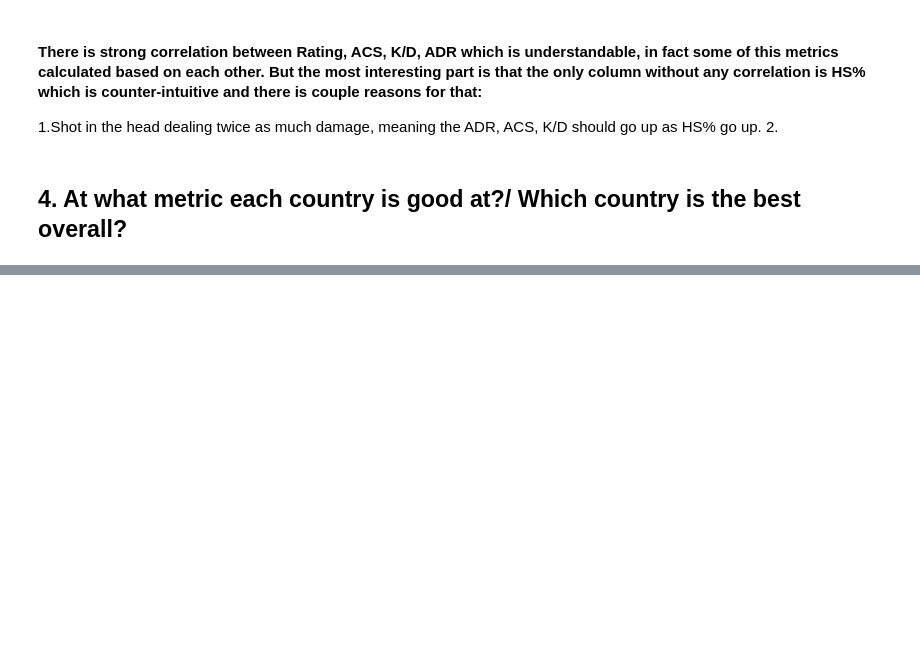
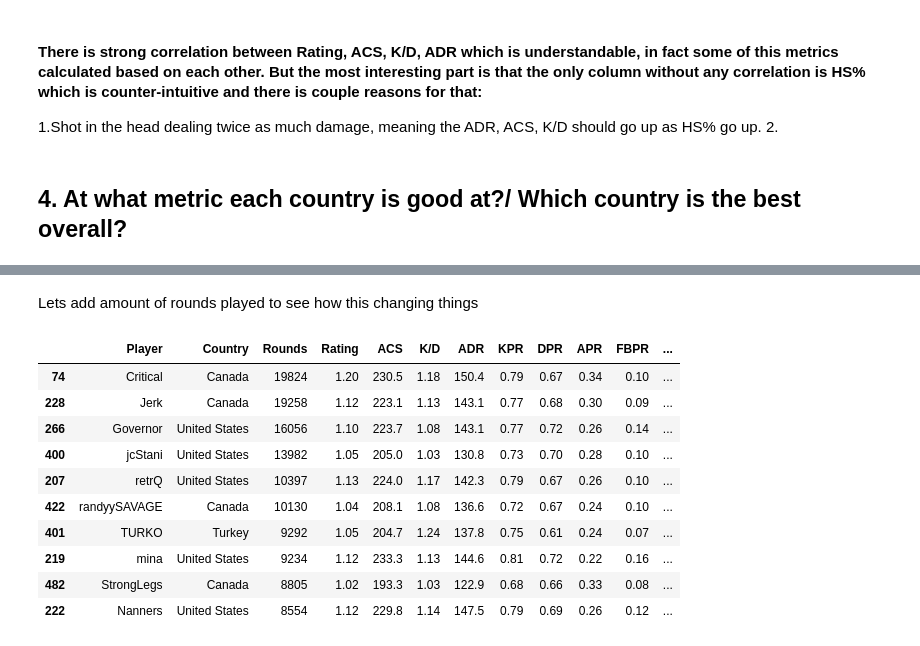
Before and after one commit to NickChirgin/valorant_data_analysis, a Jupyter notebook: analysis.ipynb, the cells around one changed output, grey strips where cells are left out. Saved outputs shown, nothing was run; the diff lists cells and outputs as text; code cells hidden in the pictures; blank space fills up the shorter version.

```diff
--- a/analysis.ipynb
+++ b/analysis.ipynb
@@ -168,0 +305,16 @@ Surpisingly enough country that has top metrics is Serbia.
+# %% [markdown]
+Lets add amount of rounds played to see how this changing things
+# %%
+df.sort_values(by=['Rounds', 'Rating', 'K/D'], ascending=False).head(10)
+# %% [output]
+|  | Player | Country | Rounds | Rating | ACS | K/D | ADR | KPR | DPR | APR | FBPR | ... |
+| 74 | Critical | Canada | 19824 | 1.20 | 230.5 | 1.18 | 150.4 | 0.79 | 0.67 | 0.34 | 0.10 | ... |
+| 228 | Jerk | Canada | 19258 | 1.12 | 223.1 | 1.13 | 143.1 | 0.77 | 0.68 | 0.30 | 0.09 | ... |
+| 266 | Governor | United States | 16056 | 1.10 | 223.7 | 1.08 | 143.1 | 0.77 | 0.72 | 0.26 | 0.14 | ... |
+| 400 | jcStani | United States | 13982 | 1.05 | 205.0 | 1.03 | 130.8 | 0.73 | 0.70 | 0.28 | 0.10 | ... |
+| 207 | retrQ | United States | 10397 | 1.13 | 224.0 | 1.17 | 142.3 | 0.79 | 0.67 | 0.26 | 0.10 | ... |
+| 422 | randyySAVAGE | Canada | 10130 | 1.04 | 208.1 | 1.08 | 136.6 | 0.72 | 0.67 | 0.24 | 0.10 | ... |
+| 401 | TURKO | Turkey | 9292 | 1.05 | 204.7 | 1.24 | 137.8 | 0.75 | 0.61 | 0.24 | 0.07 | ... |
+| 219 | mina | United States | 9234 | 1.12 | 233.3 | 1.13 | 144.6 | 0.81 | 0.72 | 0.22 | 0.16 | ... |
+| 482 | StrongLegs | Canada | 8805 | 1.02 | 193.3 | 1.03 | 122.9 | 0.68 | 0.66 | 0.33 | 0.08 | ... |
+| 222 | Nanners | United States | 8554 | 1.12 | 229.8 | 1.14 | 147.5 | 0.79 | 0.69 | 0.26 | 0.12 | ... |
```
Also changed, not shown: parts of 20 cells of this notebook.
